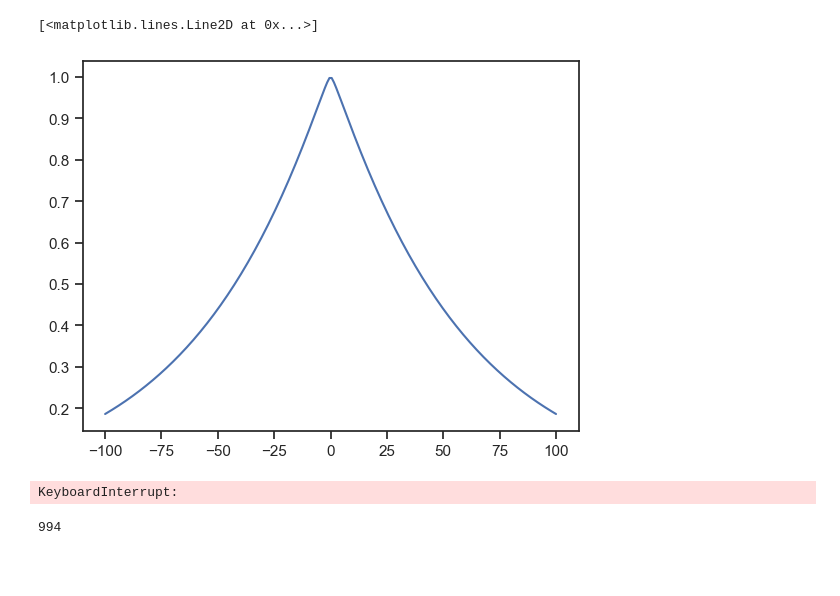
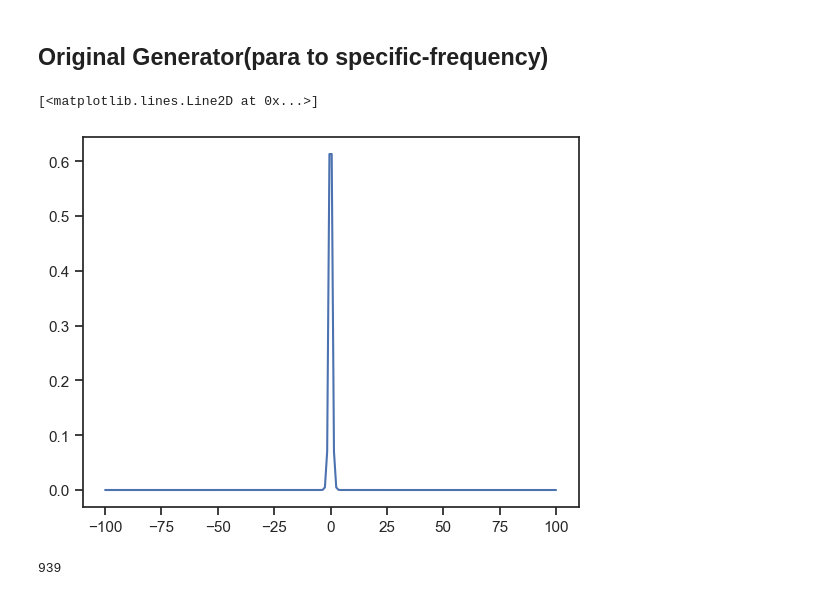
Before and after one commit to LeeShuaiyu/Test, a Jupyter notebook: Version_11.28.ipynb, the cells around one changed output. Cells and saved outputs as stored; diff of their text form; code cells hidden in the pictures; blank space fills up the shorter version.

```diff
--- a/Version_11.28.ipynb
+++ b/Version_11.28.ipynb
@@ -15,6 +15,8 @@ from scipy.special import kv
 from scipy import integrate
 import seaborn as sns
 import matplotlib as mpl
+# %% [markdown]
+## Original Generator(para to specific-frequency)
 # %%
 #标准 generator
 class generator_t:
@@ -186,28 +188,28 @@ class rejection_method:
             data[i+1] = data[i]+delta[i]
         return np.array(data)
 # %%
-rm = rejection_method(h = 0.01,n = 1000,v =3)
-t = torch.linspace(-100,100,200)
+rm = rejection_method(h = 2,n = 1000,v =3)
+num_t = 200
+range_t = 100
+t = torch.linspace(-range_t,range_t,num_t,dtype = torch.float64)
 intg_0 = []
 for i in range(len(t)):
     intg_0 += [rm.phi_abs0(t[i])]
 plt.plot(t,intg_0)
 # %% [output]
 [<matplotlib.lines.Line2D at 0x...>]
-[figure, old version]
+[figure, new version]
 # %%
 x = rm.genertator()
-# %% [output]
-KeyboardInterrupt:
 # %%
 X = torch.tensor(x)
 x_show = []
 for i in range(len(x)):
-    if abs(x[i])<1:
+    if abs(x[i])<7:
         x_show+=[x[i]]
 len(x_show)
 # %% [output]
-994
+939
 # %%
 fig = sns.displot(data = x_show,kind = 'hist',kde = "TRUE")
 # %% [output]
```
Also changed, not shown: parts of 27 cells of this notebook.
